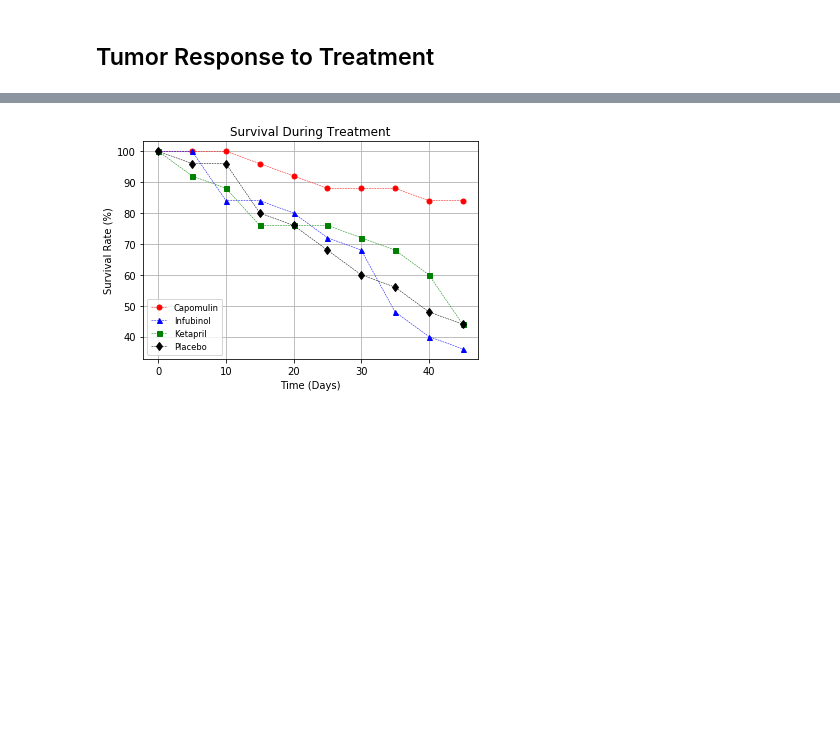
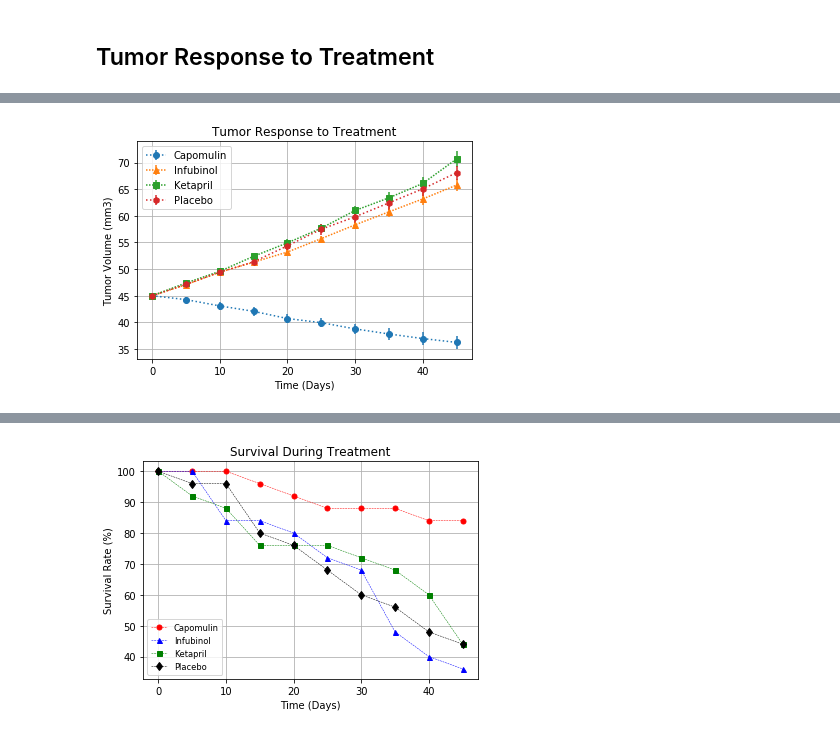
Before and after one commit to MadhukaraBS/BootCamp, a Jupyter notebook: 05-Matplotlib/Instructions/Pymaceuticals/pymaceuticals.ipynb, the cells around one changed output, grey strips where cells are left out. Saved outputs shown, nothing was run; the diff lists cells and outputs as text; code cells hidden in the pictures; blank space fills up the shorter version.

Commit message:
Second and third plot complete

```diff
--- a/05-Matplotlib/Instructions/Pymaceuticals/pymaceuticals.ipynb
+++ b/05-Matplotlib/Instructions/Pymaceuticals/pymaceuticals.ipynb
@@ -33,0 +92,29 @@ summary_data.head()
+# %%
+# Generate the Plot (with Error Bars)
+
+# Save the Figure
+
+# Purposefully different linestyles are used to help me in understanding the variations
+a = plt.errorbar(mean_pivot.index, mean_pivot['Capomulin'], s_err_pivot['Capomulin'], fmt='o', linestyle='dotted', label='Capomulin')
+b = plt.errorbar(mean_pivot.index, mean_pivot['Infubinol'], s_err_pivot['Infubinol'], fmt='^', linestyle=(0, (1, 1)), label='Infubinol')
+c = plt.errorbar(mean_pivot.index, mean_pivot['Ketapril'], s_err_pivot['Ketapril'], fmt='s',  linestyle=(0, (1, 1)), label='Ketapril')
+d = plt.errorbar(mean_pivot.index, mean_pivot['Placebo'], s_err_pivot['Placebo'], fmt='h', linestyle=':', label='Placebo')
+
+plt.legend(handles=[a, b, c, d], loc='best')
+# Give the chart a title, x label, and y label
+plt.title("Tumor Response to Treatment")
+plt.xlabel("Time (Days)")
+plt.ylabel("Tumor Volume (mm3)")
+plt.grid()
+
+# Save an image of the chart and print it to the screen
+plt.savefig("../Images/TumorResponse.png")
+plt.show()
+
+# from scipy import stats
+# bb = summary_data.groupby(['Drug', 'Timepoint'])['Tumor Volume (mm3)']
+# bb.agg(stats.sem)
+# standard_errors = stats.sem(bb)
+# bb
+# %% [output]
+[figure, added]
```
Also changed, not shown: parts of 41 cells of this notebook.
